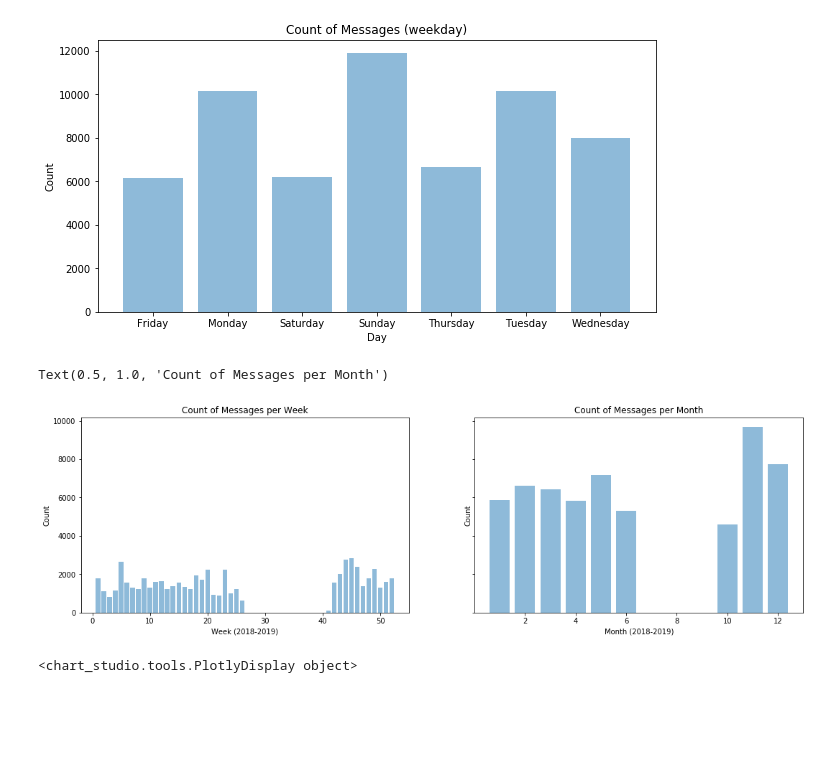
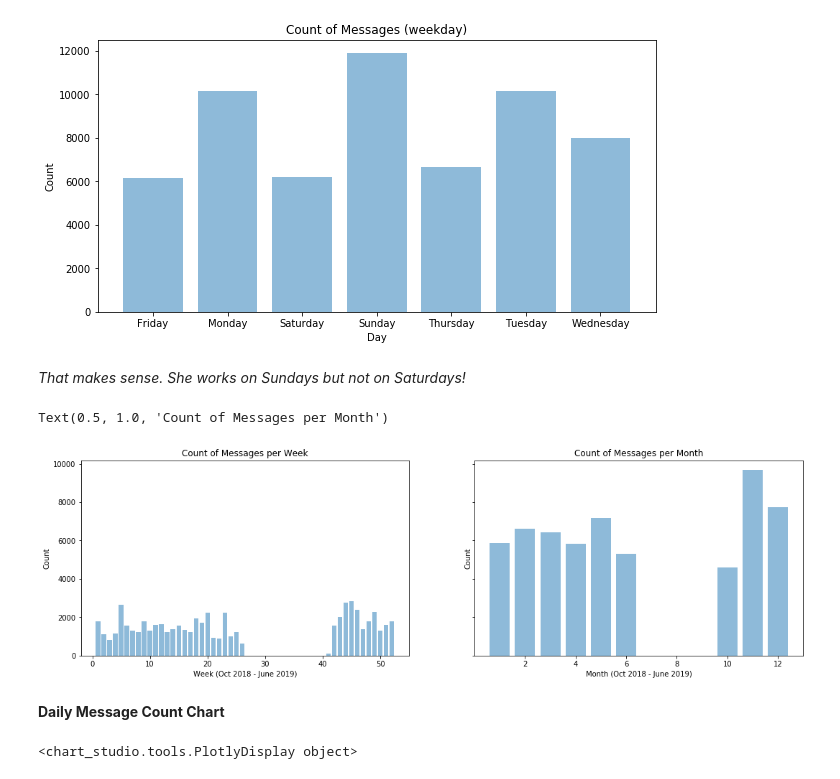
Before and after one commit to srjit/data-visualizations, a Jupyter notebook: gfchat/Lia and Sree Chats - Analysis.ipynb, the cells around one changed output. Saved outputs shown, nothing was run; the diff lists cells and outputs as text; code cells hidden in the pictures; blank space fills up the shorter version.

```diff
--- a/gfchat/Lia and Sree Chats - Analysis.ipynb
+++ b/gfchat/Lia and Sree Chats - Analysis.ipynb
@@ -76,20 +74,22 @@ ax1.set_title('Count of Messages (weekday)')
 # %% [output]
 Text(0.5, 1.0, 'Count of Messages (weekday)')
 [figure]
+# %% [markdown]
+_That makes sense. She works on Sundays but not on Saturdays!_
 # %%
 f, (ax1, ax2) = plt.subplots(1, 2, figsize=(18,5), sharey=True)
 
 ax1.bar(data_grouped_by_week["week"], data_grouped_by_week["count"], alpha=0.5)
-ax1.set_xlabel('Week (2018-2019)')
+ax1.set_xlabel('Week (Oct 2018 - June 2019)')
 ax1.set_ylabel('Count')
 ax1.set_title('Count of Messages per Week')
 
 ax2.bar(data_grouped_by_month["month"], data_grouped_by_month["count"], alpha=0.5)
-ax2.set_xlabel('Month (2018-2019)')
+ax2.set_xlabel('Month (Oct 2018 - June 2019)')
 ax2.set_ylabel('Count')
 ax2.set_title('Count of Messages per Month')
 # %% [output]
 Text(0.5, 1.0, 'Count of Messages per Month')
-[figure, old version]
+[figure, new version]
 # %%
 data_grouped_by_day = data.groupby(["UserName","Date2"]).size().reset_index(name="count")
@@ -101,3 +98,5 @@ lily = data_grouped_by_day[data_grouped_by_day.UserName == 'Lily']
+# %% [markdown]
+__Daily Message Count Chart__
 # %%
 trace0 = go.Scatter(
     x = sree["Date2"],
```
Also changed, not shown: parts of 50 cells of this notebook.
